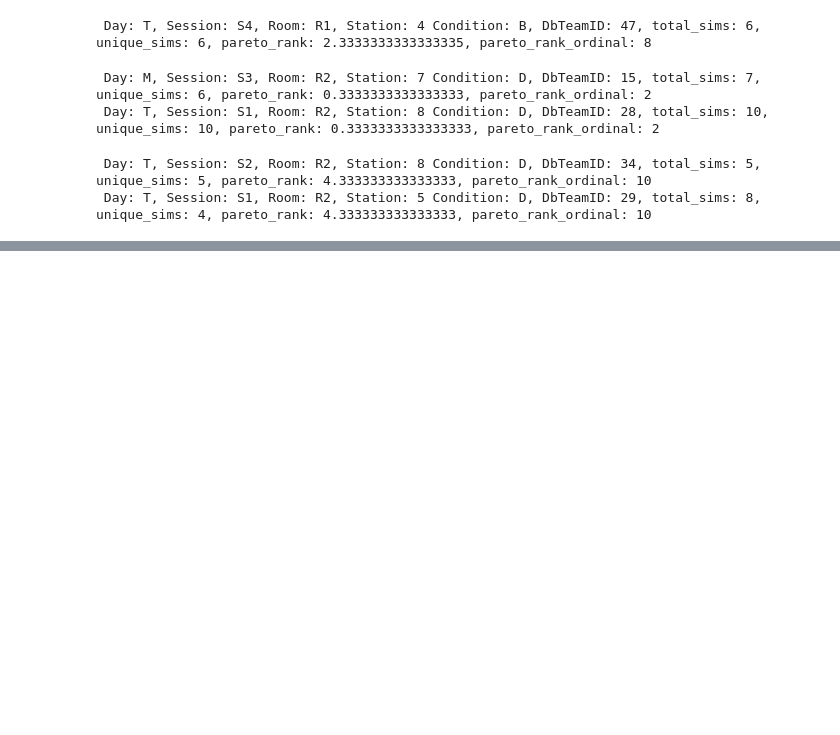
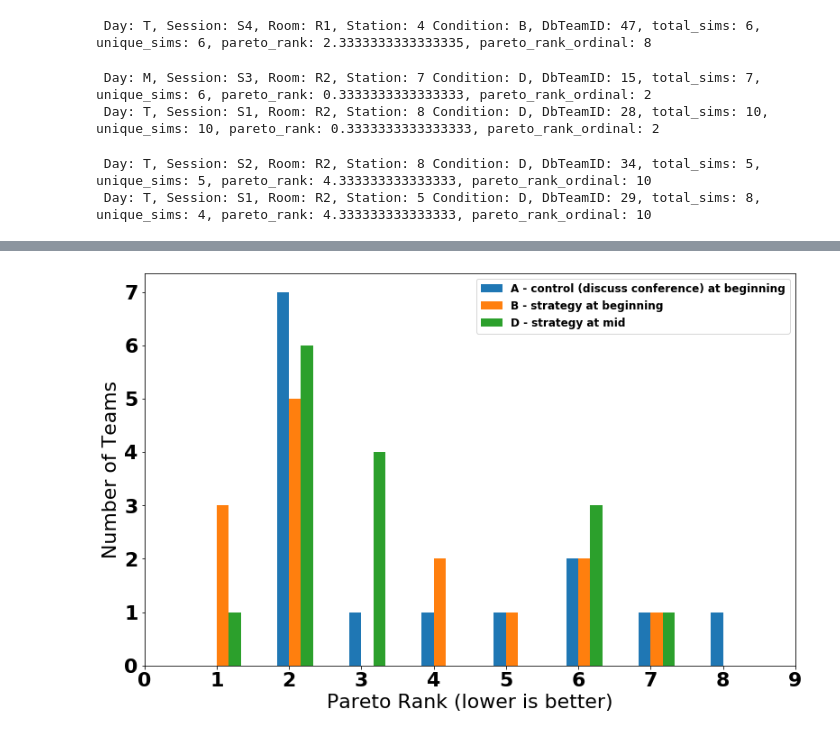
Before and after one commit to MIT-GTL-Open-Source-Public/Learning2019-PostProcessing, a Jupyter notebook: SimpleRankOrdersJupyter/NumberOfSimulationsVsParetoRanks.ipynb, the cells around one changed output, grey strips where cells are left out. Drawn from its saved outputs; the diff is of its cells as text; code cells hidden in the pictures; blank space fills up the shorter version.

```diff
--- a/SimpleRankOrdersJupyter/NumberOfSimulationsVsParetoRanks.ipynb
+++ b/SimpleRankOrdersJupyter/NumberOfSimulationsVsParetoRanks.ipynb
@@ -378,0 +477,14 @@ for worst in worstD:
+# %%
+golden_ratio = np.array([1.61803398875, 1])
+plt.figure(figsize=golden_ratio*8)
+
+plt.hist(paretoRanksA-1/6, bins=np.arange(0, 9, 1/6), density=False)
+plt.hist(paretoRanksB+0/6, bins=np.arange(0, 9, 1/6), density=False)
+plt.hist(paretoRanksD+1/6, bins=np.arange(0, 9, 1/6), density=False)
+plt.xlim([0, 9])
+plt.legend(conditions, fontsize=12, loc='upper right')
+plt.ylabel('Number of Teams')
+plt.xlabel('Pareto Rank (lower is better)')
+plt.show()
+# %% [output]
+[figure, added]
```
Also changed, not shown: parts of 6 cells of this notebook, 2 other files.
